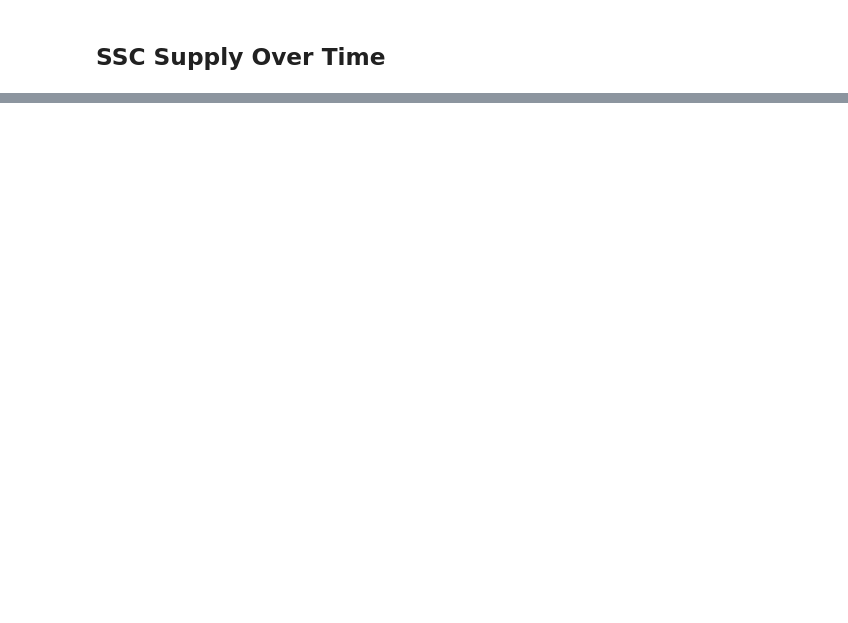
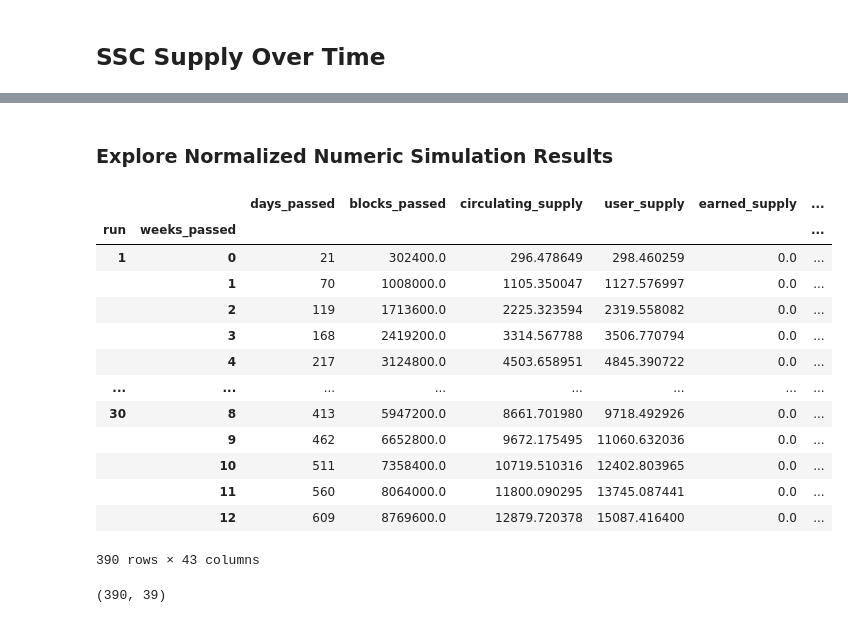
Before and after one commit to BlockScience/subspace, a Jupyter notebook: notebooks/8-initial-conditions.ipynb, the cells around one changed output, grey strips where cells are left out. Saved outputs shown, nothing was run; the diff lists cells and outputs as text; code cells hidden in the pictures; blank space fills up the shorter version.

```diff
--- a/notebooks/8-initial-conditions.ipynb
+++ b/notebooks/8-initial-conditions.ipynb
@@ -250,3 +250,39 @@ sim_df.hvplot.area(x='days_passed', y=supply_columns, groupby='run', stacked=Tru
 hv.Overlay([fan_chart_min_max(weekly_aggregated_df, c) for c in ['max_credit_supply', 'issued_supply', 'total_supply']]).opts(title='SSC Other Weekly Balances', ylabel='SSC', legend_opts={'location':'top_left'})
 # %% [output]
 [interactive output not drawn]
+# %% [markdown]
+### Explore Normalized Numeric Simulation Results
+# %%
+weekly_aggregated_df
+# %% [output]
+|  |  | days_passed | blocks_passed | circulating_supply | user_supply | earned_supply | ... |
+| run | weeks_passed |  |  |  |  |  | ... |
+| 1 | 0 | 21 | 302400.0 | 296.478649 | 298.460259 | 0.0 | ... |
+|  | 1 | 70 | 1008000.0 | 1105.350047 | 1127.576997 | 0.0 | ... |
+|  | 2 | 119 | 1713600.0 | 2225.323594 | 2319.558082 | 0.0 | ... |
+|  | 3 | 168 | 2419200.0 | 3314.567788 | 3506.770794 | 0.0 | ... |
+|  | 4 | 217 | 3124800.0 | 4503.658951 | 4845.390722 | 0.0 | ... |
+| ... | ... | ... | ... | ... | ... | ... | ... |
+| 30 | 8 | 413 | 5947200.0 | 8661.701980 | 9718.492926 | 0.0 | ... |
+|  | 9 | 462 | 6652800.0 | 9672.175495 | 11060.632036 | 0.0 | ... |
+|  | 10 | 511 | 7358400.0 | 10719.510316 | 12402.803965 | 0.0 | ... |
+|  | 11 | 560 | 8064000.0 | 11800.090295 | 13745.087441 | 0.0 | ... |
+|  | 12 | 609 | 8769600.0 | 12879.720378 | 15087.416400 | 0.0 | ... |
+390 rows × 43 columns
+# %%
+df = weekly_aggregated_df#.set_index('weeks_passed')
+
+# Take numeric columns for normalizationn
+df_numeric = df.select_dtypes(include=['number'])
+
+# Create the normalized results
+df_normalized = df_numeric / df_numeric.max()
+
+# Add the label column back
+df_normalized[['label', 'environmental_label']] = df[['label', 'environmental_label']]
+
+# Drop unecessary columns
+df_normalized = df_normalized.drop(['label', 'environmental_label', 'sum_of_stocks', 'buffer_size'], axis=1).fillna(0)
+df_normalized.shape
+# %% [output]
+(390, 39)
```
Also changed, not shown: parts of 10 cells of this notebook.
